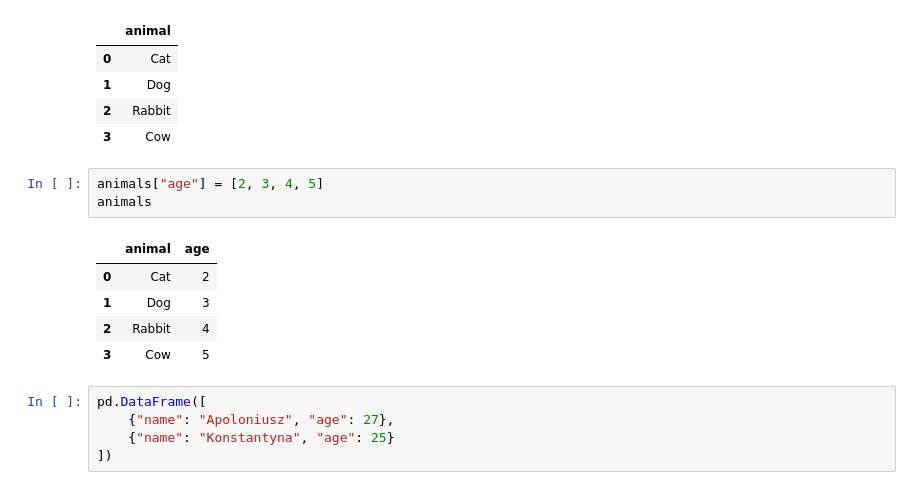
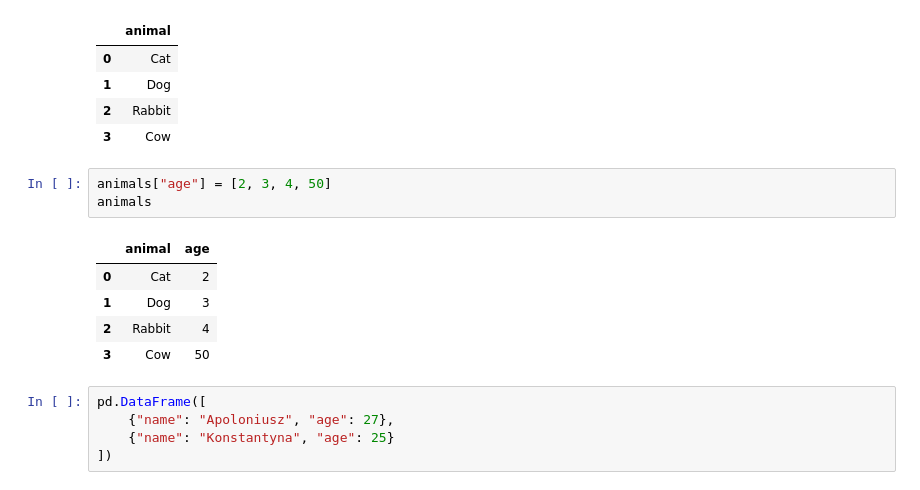
Before and after one commit to rzymski/jupyterDatabase, a Jupyter notebook: 1notebook.ipynb, the cells around one changed output. Cells and saved outputs as stored; diff of their text form.

```diff
--- a/1notebook.ipynb
+++ b/1notebook.ipynb
@@ -22,14 +22,14 @@ animals
 | 2 | Rabbit |
 | 3 | Cow |
 # %%
-animals["age"] = [2, 3, 4, 5]
+animals["age"] = [2, 3, 4, 50]
 animals
 # %% [output]
 |  | animal | age |
 | 0 | Cat | 2 |
 | 1 | Dog | 3 |
 | 2 | Rabbit | 4 |
-| 3 | Cow | 5 |
+| 3 | Cow | 50 |
 # %%
 pd.DataFrame([
     {"name": "Apoloniusz", "age": 27},
```
Also changed, not shown: 5 other files.
